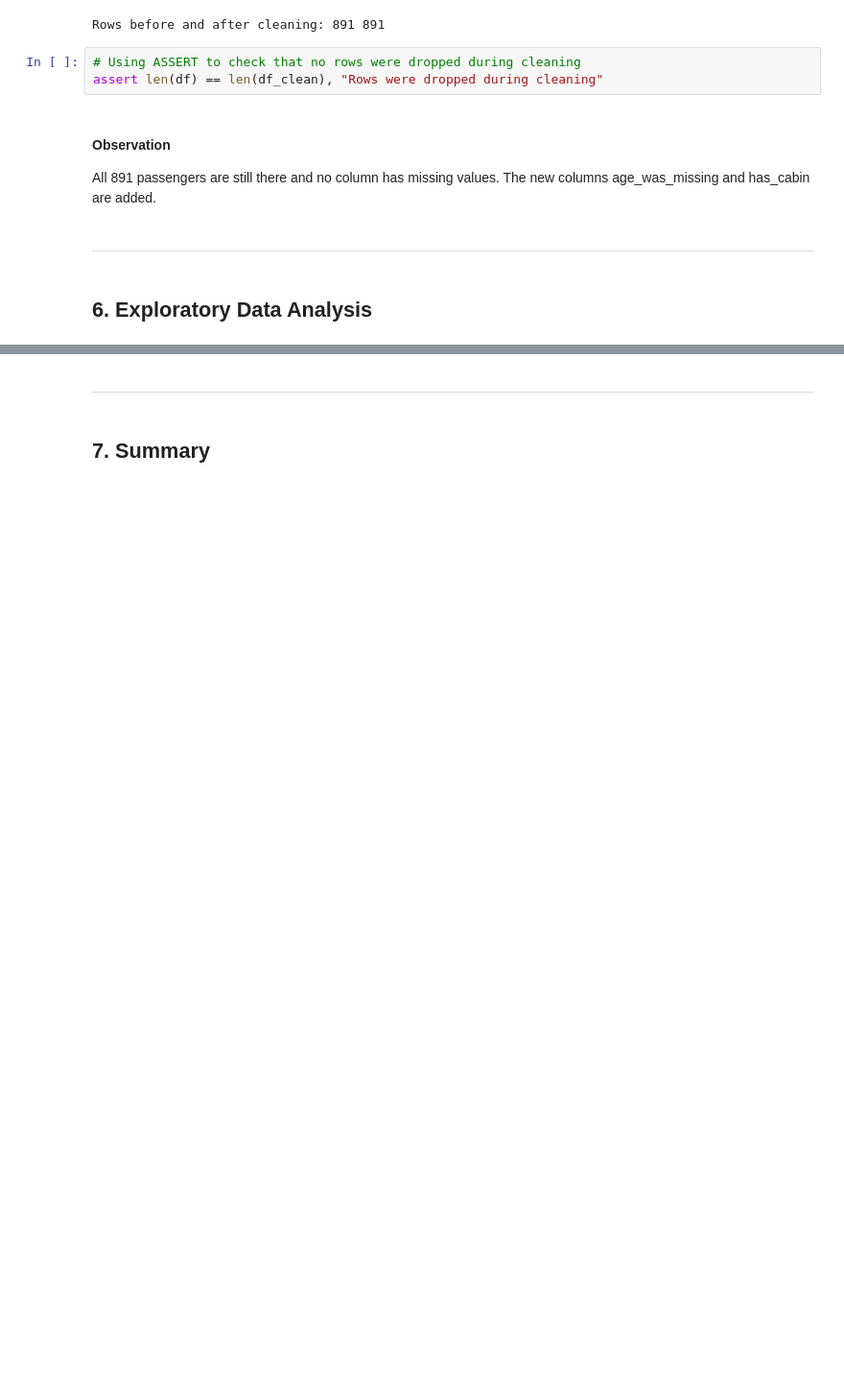
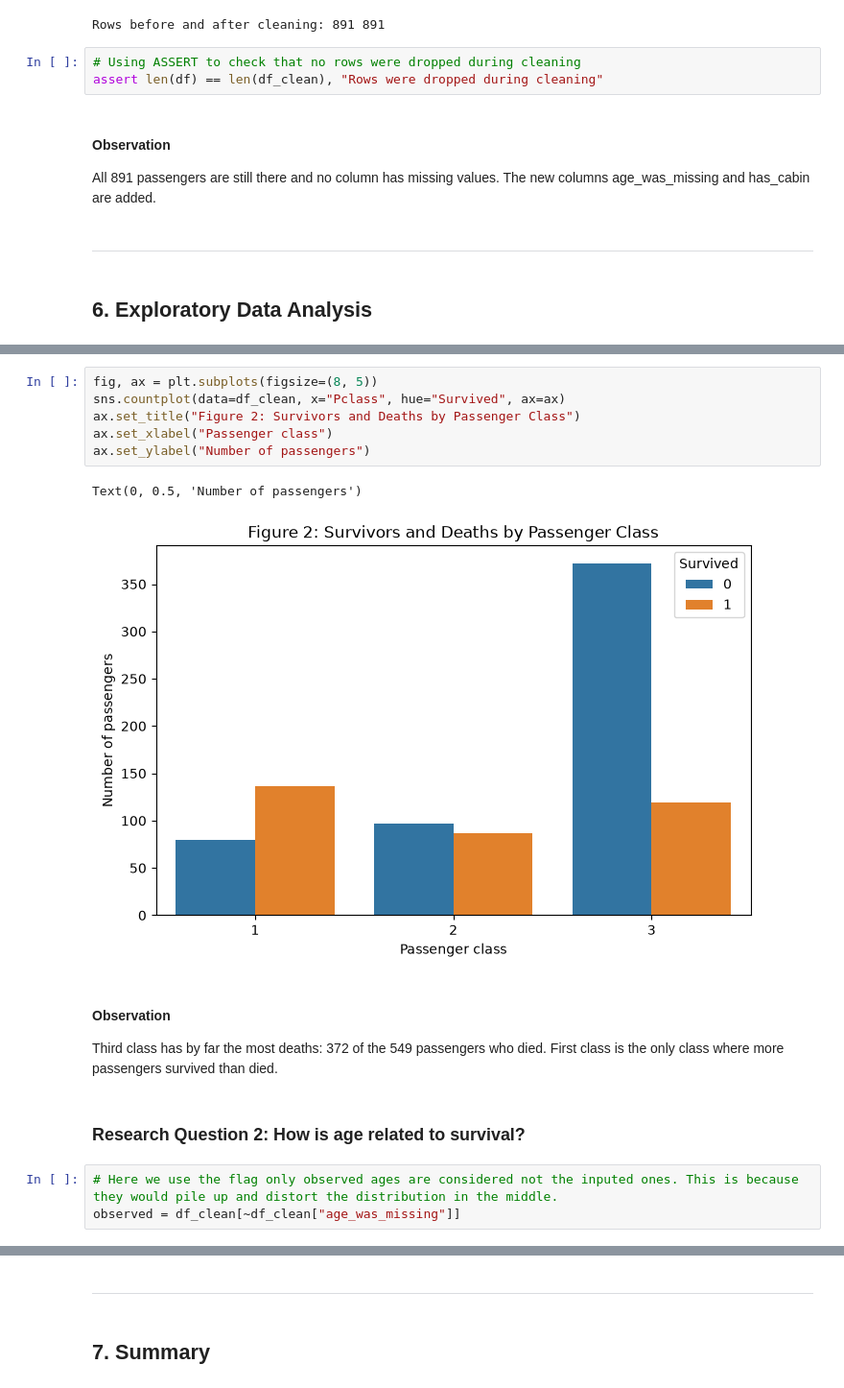
Before and after one commit to Tobolove/ai-programming-foundations-project, a Jupyter notebook: data_workflow.ipynb, the cells around one changed output, grey strips where cells are left out. Shown at 96% size. Cells and saved outputs as stored; diff of their text form; blank space fills up the shorter version.

```diff
--- a/data_workflow.ipynb
+++ b/data_workflow.ipynb
@@ -471,0 +542,17 @@ All 891 passengers are still there and no column has missing values. The new col
+# %%
+fig, ax = plt.subplots(figsize=(8, 5))
+sns.countplot(data=df_clean, x="Pclass", hue="Survived", ax=ax)
+ax.set_title("Figure 2: Survivors and Deaths by Passenger Class")
+ax.set_xlabel("Passenger class")
+ax.set_ylabel("Number of passengers")
+# %% [output]
+Text(0, 0.5, 'Number of passengers')
+[figure, added]
+# %% [markdown]
+#### Observation
+Third class has by far the most deaths: 372 of the 549 passengers who died. First class is the only class where more passengers survived than died.
+# %% [markdown]
+### Research Question 2: How is age related to survival?
+# %%
+# Here we use the flag only observed ages are considered not the inputed ones. This is because they would pile up and distort the distribution in the middle.
+observed = df_clean[~df_clean["age_was_missing"]]
```
Also changed, not shown: parts of 18 cells of this notebook.
